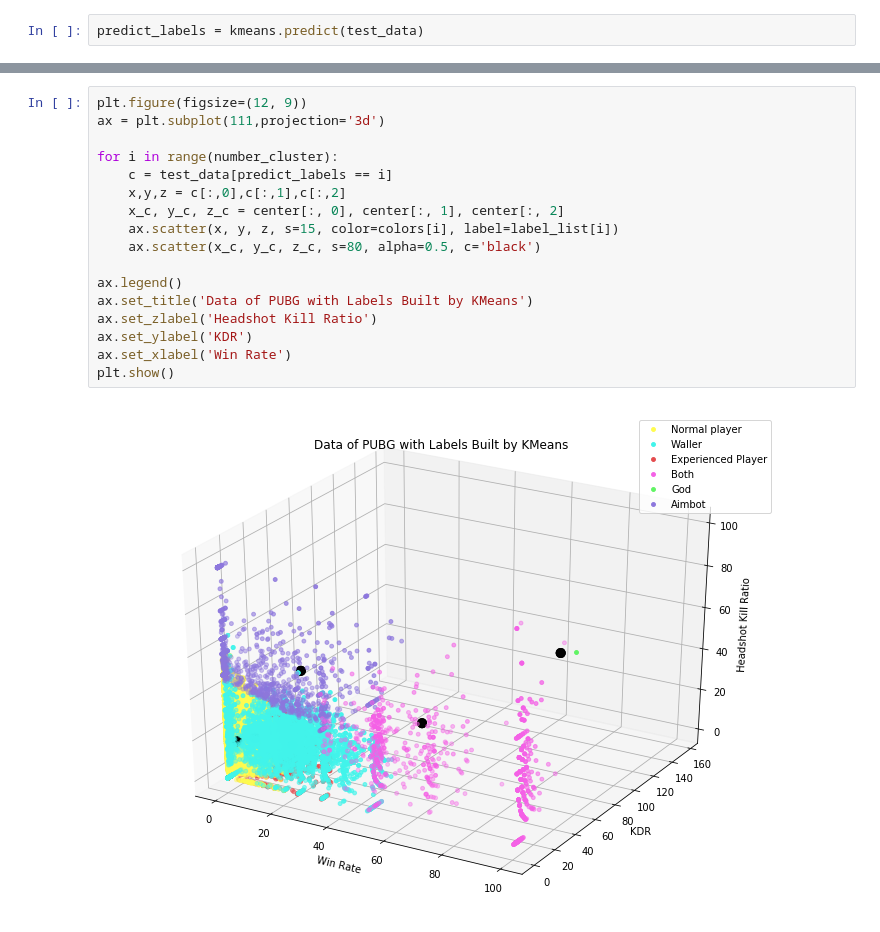
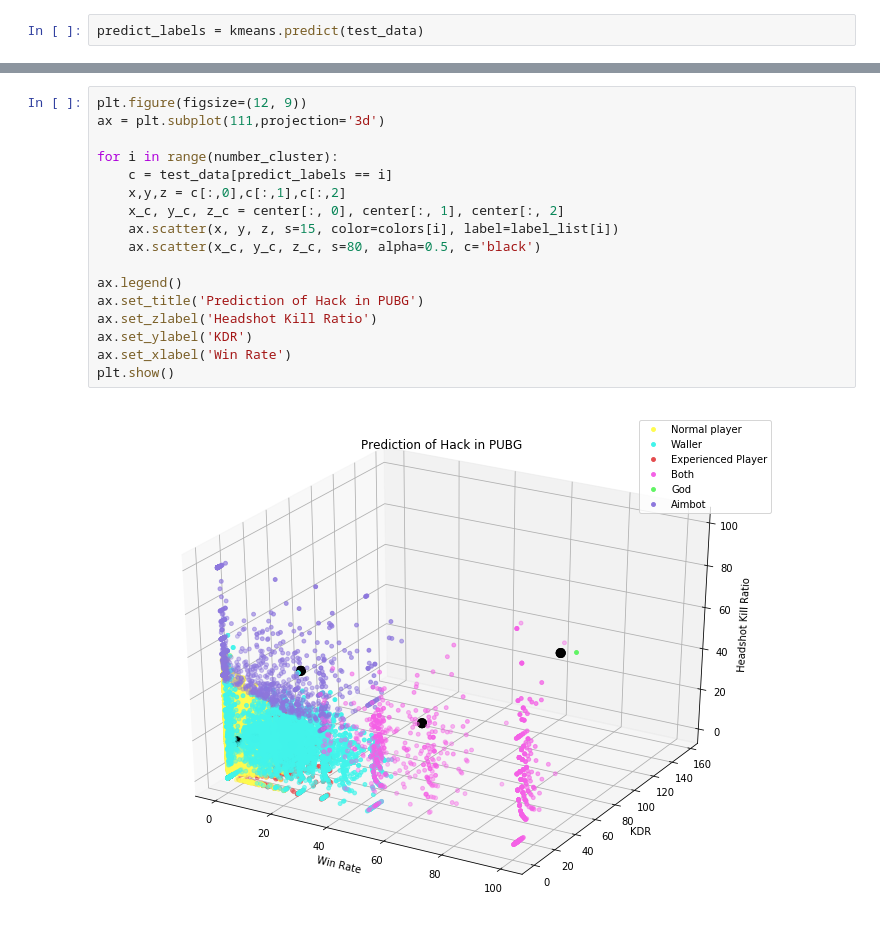
Before and after one commit to JunjieCheng/PUBG-hack-detection, a Jupyter notebook: PUBG_hack_detection.ipynb, the cells around one changed output, grey strips where cells are left out. Drawn from its saved outputs; the diff is of its cells as text.

```diff
--- a/PUBG_hack_detection.ipynb
+++ b/PUBG_hack_detection.ipynb
@@ -129,22 +111,22 @@ Win Rate, KDR, Headshot, Top 10
 # %%
 plt.figure(figsize=(12, 9))
 ax = plt.subplot(111,projection='3d')
 
 for i in range(number_cluster):
     c = test_data[predict_labels == i]
     x,y,z = c[:,0],c[:,1],c[:,2]
     x_c, y_c, z_c = center[:, 0], center[:, 1], center[:, 2]
     ax.scatter(x, y, z, s=15, color=colors[i], label=label_list[i])
     ax.scatter(x_c, y_c, z_c, s=80, alpha=0.5, c='black')
 
 ax.legend()
-ax.set_title('Data of PUBG with Labels Built by KMeans')
+ax.set_title('Prediction of Hack in PUBG')
 ax.set_zlabel('Headshot Kill Ratio')
 ax.set_ylabel('KDR')
 ax.set_xlabel('Win Rate')
 plt.show()
 # %% [output]
-[figure, old version]
+[figure, new version]
 # %%
 plt.figure(figsize=(12, 9))
 ax = plt.subplot(111,projection='3d')
```
Also changed, not shown: parts of 2 cells of this notebook.
